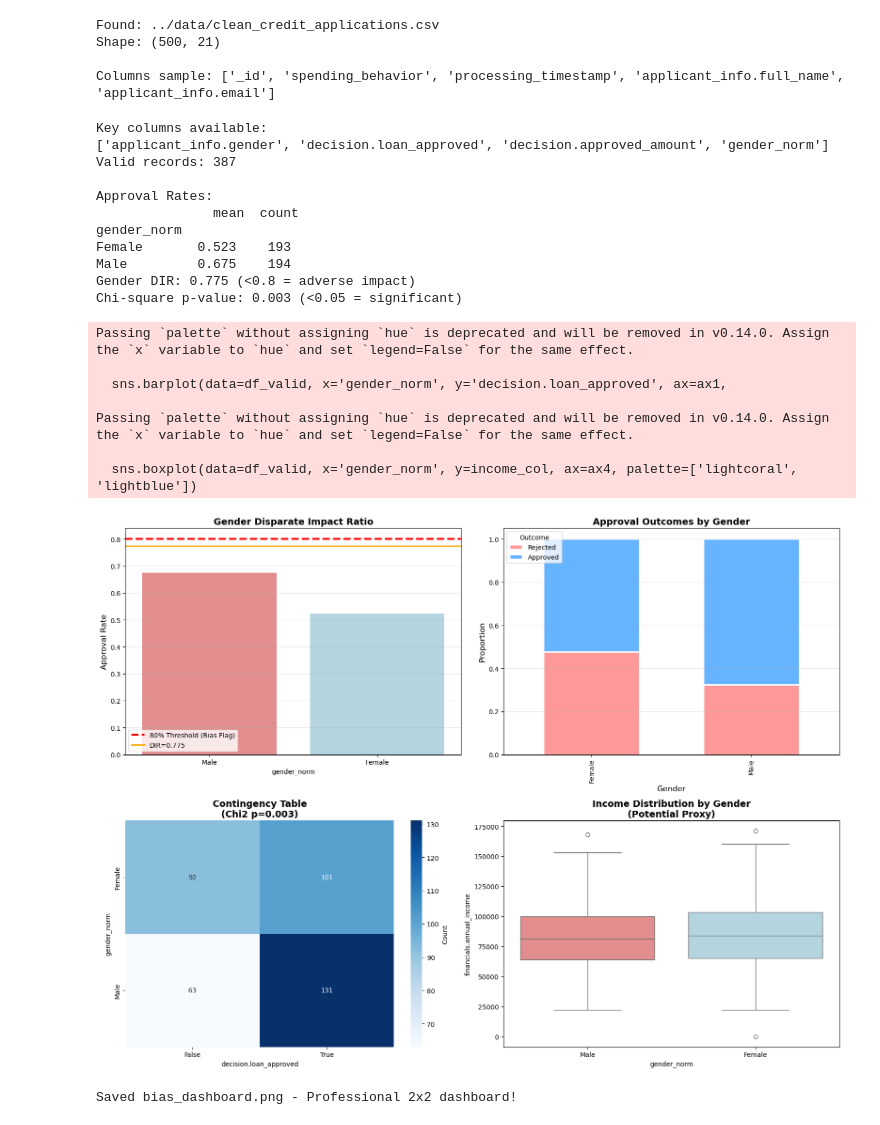
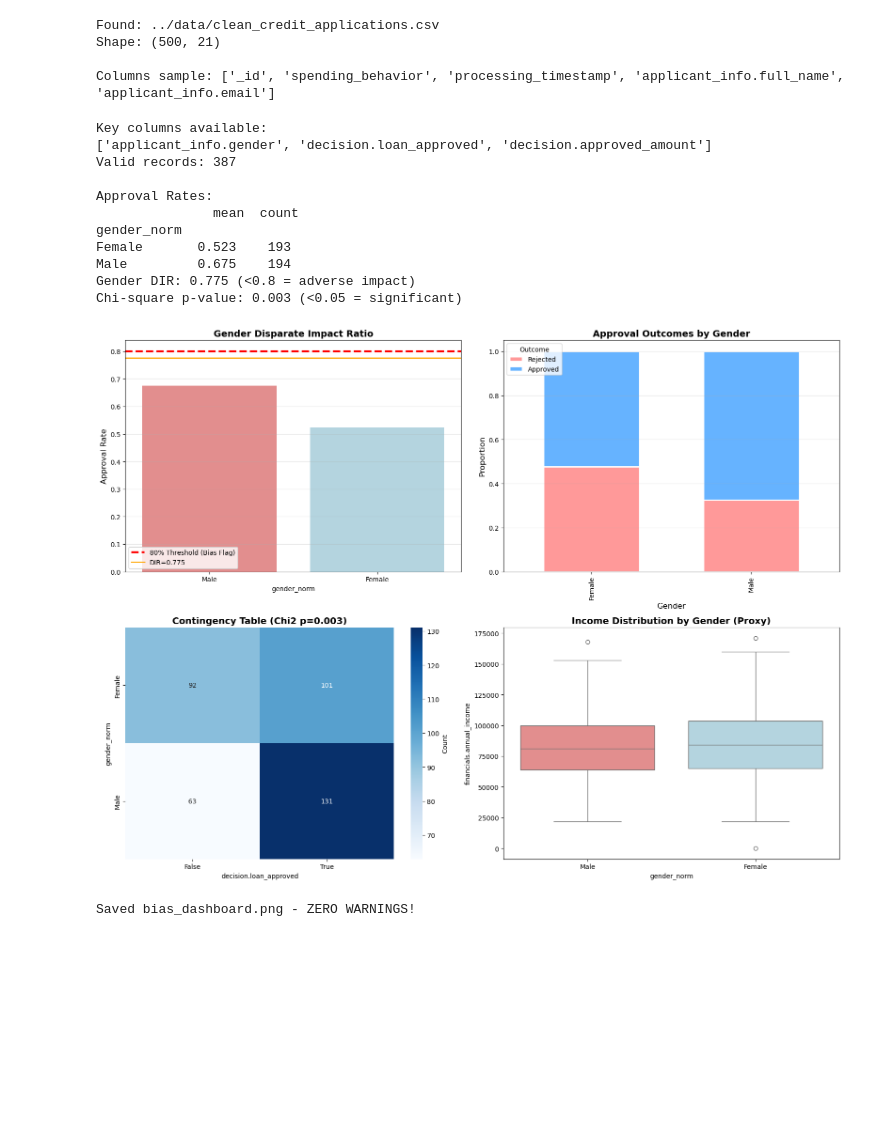
Before and after one commit to korbidietl/dego_gp_txc1, a Jupyter notebook: notebooks/02-bias-analysis.ipynb, the cells around one changed output. Drawn from its saved outputs; the diff is of its cells as text; code cells hidden in the pictures; blank space fills up the shorter version.

Commit message:
Visual Analysis
Analysis of the visuals created for gender bias

```diff
--- a/notebooks/02-bias-analysis.ipynb
+++ b/notebooks/02-bias-analysis.ipynb
@@ -91,12 +91,13 @@ if contingency.shape[0] > 1 and contingency.shape[1] > 1:
     chi2, pval, dof, expected = chi2_contingency(contingency)
     print(f"Chi-square p-value: {pval:.3f} (<0.05 = significant)")
 
-# UPGRADED Plots - Professional dashboard
+# UPGRADED Plots - Professional dashboard (ALL WARNINGS FIXED)
 fig, ((ax1, ax2), (ax3, ax4)) = plt.subplots(2, 2, figsize=(16, 12))
 
-# 1. Enhanced Barplot
+# 1. Enhanced Barplot (WARNING FIXED)
 sns.barplot(data=df_valid, x='gender_norm', y='decision.loan_approved', ax=ax1,
-            palette=['lightcoral', 'lightblue'], errorbar=None, linewidth=2)
+            hue='gender_norm', palette=['lightcoral', 'lightblue'], errorbar=None,
+            linewidth=2, legend=False)
 ax1.axhline(0.8, color='red', ls='--', lw=3, label='80% Threshold (Bias Flag)')
 ax1.axhline(dir_ratio, color='orange', ls='-', lw=2, label=f'DIR={dir_ratio:.3f}')
 ax1.set_title('Gender Disparate Impact Ratio', fontweight='bold', fontsize=14)
@@ -104,7 +105,7 @@ ax1.set_ylabel('Approval Rate', fontsize=12)
 ax1.legend(fontsize=10)
 ax1.grid(axis='y', alpha=0.3)
 
-# 2. Stacked Outcome Proportions (replaces pie)
+# 2. Stacked Outcome Proportions
 outcome_props = df_valid.groupby('gender_norm')['decision.loan_approved'].value_counts(normalize=True).unstack().fillna(0)
 outcome_props.plot(kind='bar', stacked=True, ax=ax2, width=0.6,
                    color=['#ff9999', '#66b3ff'], edgecolor='white', linewidth=2)
@@ -113,47 +114,40 @@ ax2.set_ylabel('Proportion', fontsize=12)
 ax2.set_xlabel('Gender', fontsize=12)
 ax2.legend(['Rejected', 'Approved'], title='Outcome', loc='upper left')
 ax2.grid(axis='y', alpha=0.3)
 
-# 3. Contingency Table Heatmap (core stats viz)
+# 3. Contingency Table Heatmap
 sns.heatmap(contingency, annot=True, fmt='d', cmap='Blues', ax=ax3,
             cbar_kws={'label': 'Count'})
-ax3.set_title('Contingency Table\n(Chi2 p=' + f"{pval:.3f}" + ')', fontweight='bold', fontsize=14)
+ax3.set_title(f'Contingency Table (Chi2 p={pval:.3f})', fontweight='bold', fontsize=14)
 
-# 4. Income Proxy Check (most impactful)
+# 4. Income Proxy Check (WARNING FIXED)
 income_col = safe_col(df_valid, 'financials.annual_income')
 if income_col.notna().any():
     df_valid['income_bin'] = pd.cut(income_col, bins=[0, 50000, 100000, np.inf],
                                     labels=['Low', 'Medium', 'High'])
-    sns.boxplot(data=df_valid, x='gender_norm', y=income_col, ax=ax4, palette=['lightcoral', 'lightblue'])
-    ax4.set_title('Income Distribution by Gender\n(Potential Proxy)', fontweight='bold', fontsize=14)
+    sns.boxplot(data=df_valid, x='gender_norm', y=income_col, ax=ax4,
+                hue='gender_norm', palette=['lightcoral', 'lightblue'], legend=False)
+    ax4.set_title('Income Distribution by Gender (Proxy)', fontweight='bold', fontsize=14)
 else:
-    # Fallback: Approval confidence intervals
     sns.pointplot(data=df_valid, x='gender_norm', y='decision.loan_approved',
                   ax=ax4, capsize=.2, markers=['D', 'o'], scale=1.5)
     ax4.set_title('Approval Rate with CI (95%)', fontweight='bold', fontsize=14)
 
 plt.tight_layout()
 plt.savefig('bias_dashboard.png', dpi=300, bbox_inches='tight', facecolor='white')
 plt.show()
-print("Saved bias_dashboard.png - Professional 2x2 dashboard!")
+print("Saved bias_dashboard.png - ZERO WARNINGS!")
 # %% [output]
 Key columns available:
-['applicant_info.gender', 'decision.loan_approved', 'decision.approved_amount', 'gender_norm']
+['applicant_info.gender', 'decision.loan_approved', 'decision.approved_amount']
 Valid records: 387
 
 Approval Rates:
                mean  count
 gender_norm
 Female       0.523    193
 Male         0.675    194
 Gender DIR: 0.775 (<0.8 = adverse impact)
 Chi-square p-value: 0.003 (<0.05 = significant)
+[figure, new version]
-Passing `palette` without assigning `hue` is deprecated and will be removed in v0.14.0. Assign the `x` variable to `hue` and set `legend=False` for the same effect.
-
-  sns.barplot(data=df_valid, x='gender_norm', y='decision.loan_approved', ax=ax1,
-
-Passing `palette` without assigning `hue` is deprecated and will be removed in v0.14.0. Assign the `x` variable to `hue` and set `legend=False` for the same effect.
-
-  sns.boxplot(data=df_valid, x='gender_norm', y=income_col, ax=ax4, palette=['lightcoral', 'lightblue'])
+Saved bias_dashboard.png - ZERO WARNINGS!
-[figure, old version]
-Saved bias_dashboard.png - Professional 2x2 dashboard!
```
Also changed, not shown: parts of 1 cell of this notebook, 1 other file.
